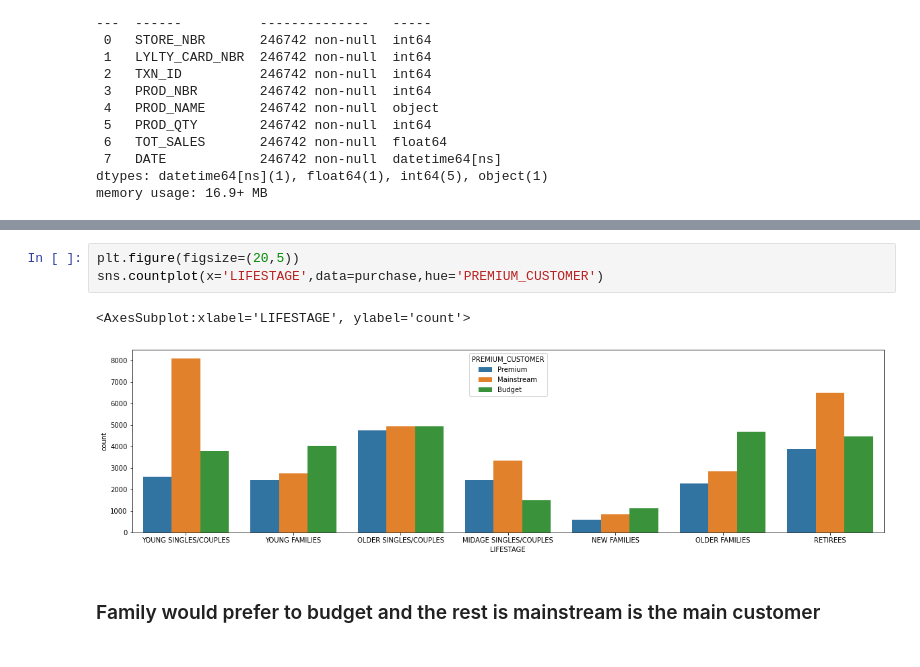
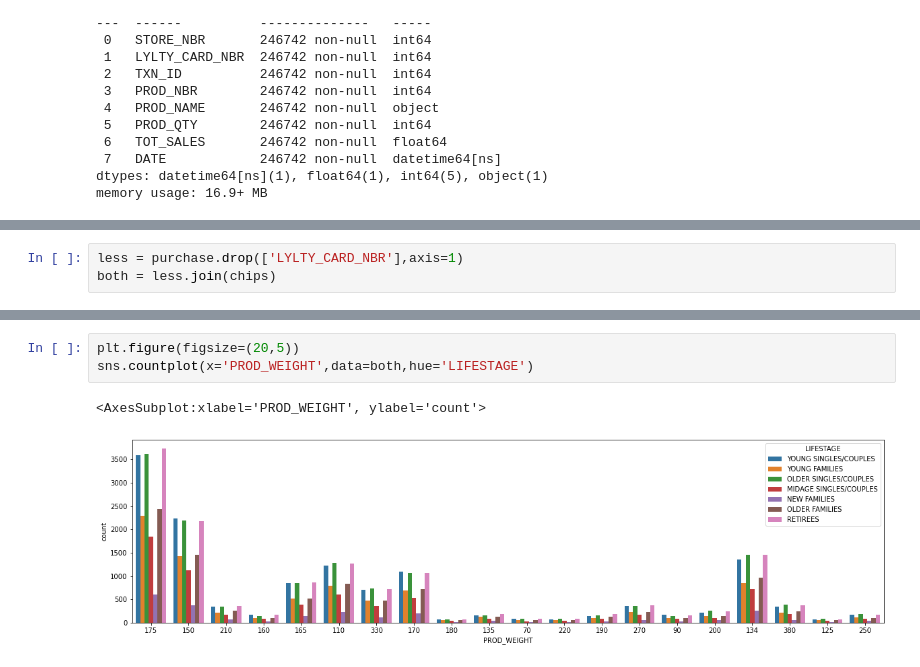
Before and after one commit to alicelo125/Quantium-task, a Jupyter notebook: data-analysis.ipynb, the cells around one changed output, grey strips where cells are left out. Cells and saved outputs as stored; diff of their text form.

```diff
--- a/data-analysis.ipynb
+++ b/data-analysis.ipynb
@@ -168,0 +198,3 @@ See the caveats in the documentation: https://pandas.pydata.org/pandas-docs/stab
+# %%
+less = purchase.drop(['LYLTY_CARD_NBR'],axis=1)
+both = less.join(chips)
@@ -169,8 +225,6 @@ See the caveats in the documentation: https://pandas.pydata.org/pandas-docs/stab
 # %%
 plt.figure(figsize=(20,5))
-sns.countplot(x='LIFESTAGE',data=purchase,hue='PREMIUM_CUSTOMER')
+sns.countplot(x='PROD_WEIGHT',data=both,hue='LIFESTAGE')
 # %% [output]
-<AxesSubplot:xlabel='LIFESTAGE', ylabel='count'>
+<AxesSubplot:xlabel='PROD_WEIGHT', ylabel='count'>
-[figure, old version]
+[figure, new version]
-# %% [markdown]
-### Family would prefer to budget and the rest is mainstream is the main customer
```
Also changed, not shown: parts of 21 cells of this notebook.
